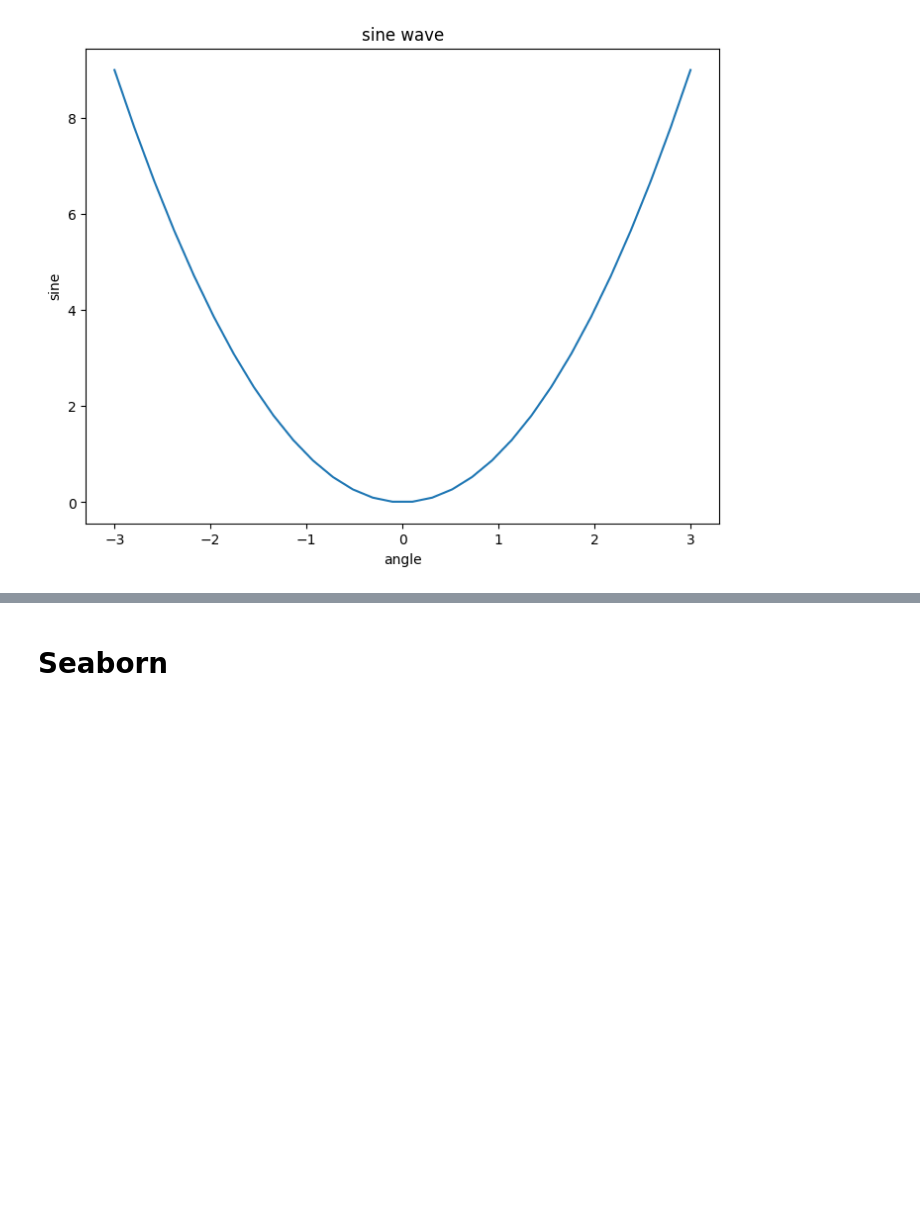
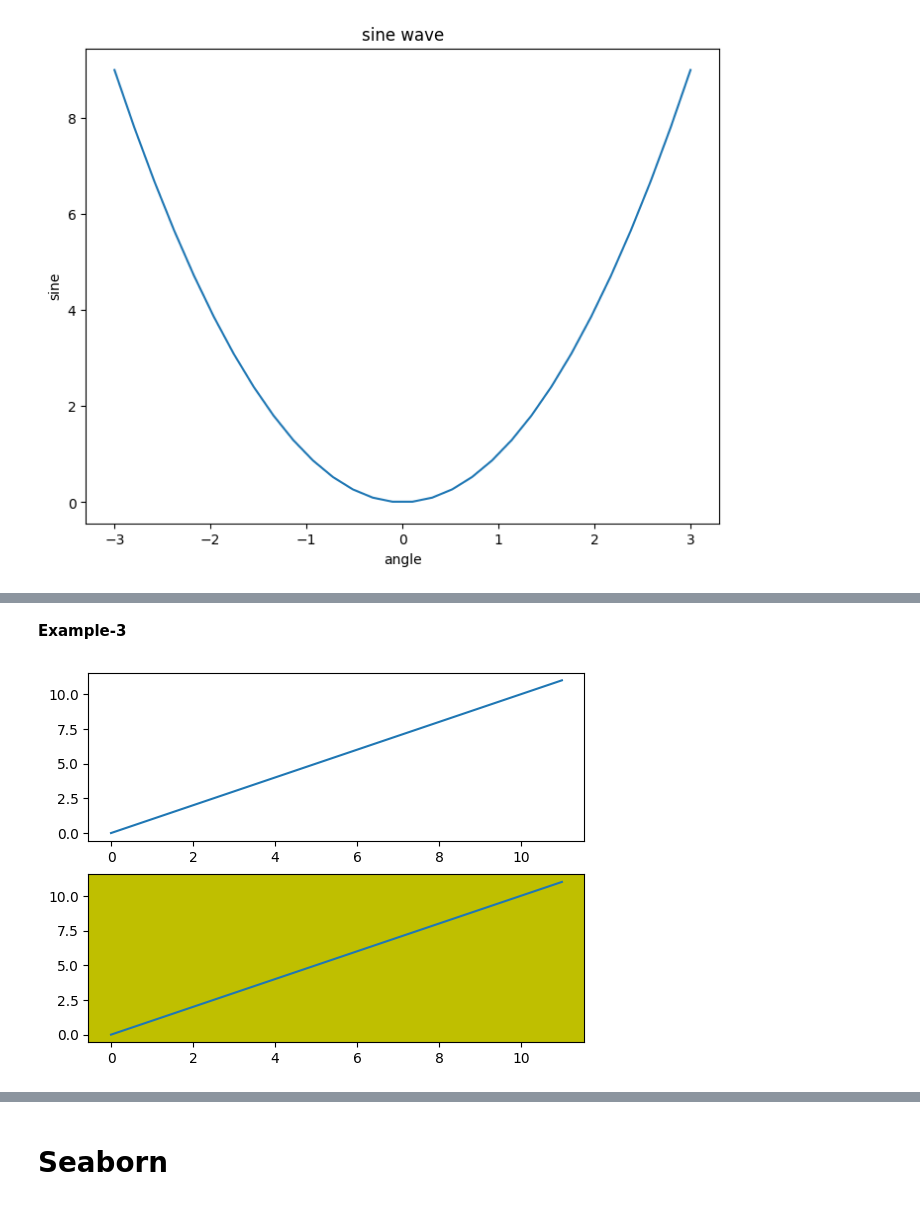
Before and after one commit to arunp77/Python-programming, a Jupyter notebook: Python-fundamental/Matplotlib.ipynb, the cells around one changed output, grey strips where cells are left out. Cells and saved outputs as stored; diff of their text form; code cells hidden in the pictures; blank space fills up the shorter version.

```diff
--- a/Python-fundamental/Matplotlib.ipynb
+++ b/Python-fundamental/Matplotlib.ipynb
@@ -480,0 +486,24 @@ plt.show()
+# %% [markdown]
+**Example-3**
+# %%
+# plot a line, implicitly creating a subplot(111)
+plt.plot([1,2,3])
+# now create a subplot which represents the top plot of a grid with 2 rows and 1 column.
+#Since this subplot will overlap the first, the plot (and its axes) previously
+# created, will be removed
+plt.subplot(211)
+plt.plot(range(12))
+plt.subplot(212, facecolor='y') # creates 2nd subplot with yellow background
+plt.plot(range(12))
+plt.show()
+
+
+# This code uses the plt.plot function to create a line plot with a single data set of [1,2,3].
+# Then it creates two subplots using the plt.subplot function, with the first one having 2 rows and
+# 1 column (211) and the second one having 2 rows and 1 column (212) and face color yellow. Then it
+# uses the plt.plot function again to plot two line plots with the same data set (range(12)) on each
+# subplot. Finally, it uses plt.show() to display the subplots in a single window. The first subplot
+# will have a line plot of [1,2,3] and the second subplot will be split into two plots with the same
+# data set range(12) but with different background color( yellow for second subplot).
+# %% [output]
+[figure, added]
```
Also changed, not shown: parts of 15 cells of this notebook.
